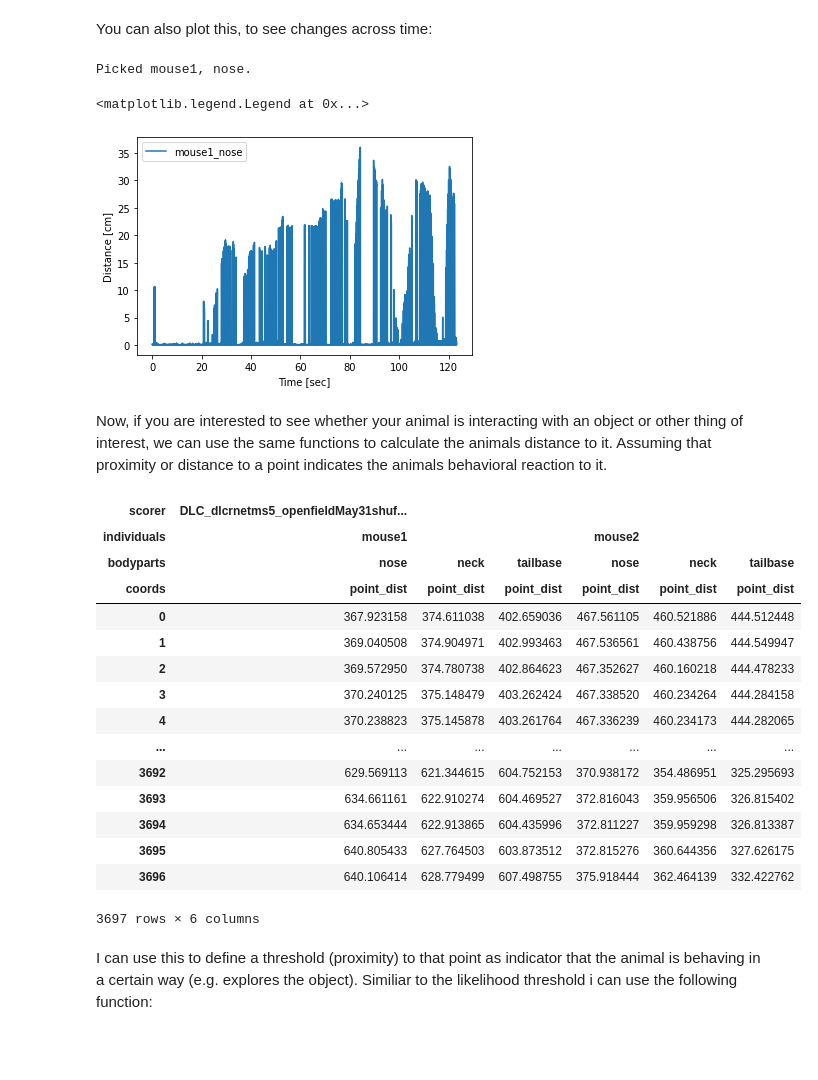
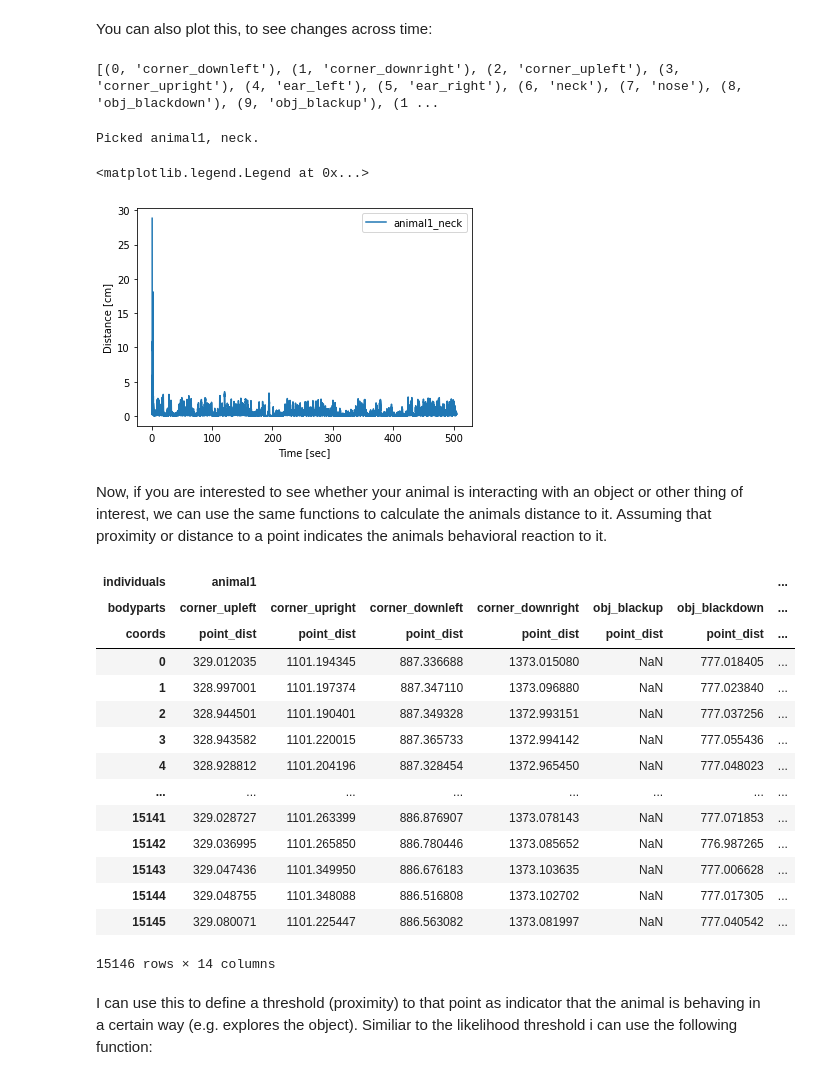
Before and after one commit to JensBlack/tutorials, a Jupyter notebook: intro_analysing_pose_estimation_multidlc.ipynb, the cells around one changed output. Cells and saved outputs as stored; diff of their text form; code cells hidden in the pictures; blank space fills up the shorter version.

```diff
--- a/intro_analysing_pose_estimation_multidlc.ipynb
+++ b/intro_analysing_pose_estimation_multidlc.ipynb
@@ -254,0 +238,3 @@ dtype: int64
+# %%
+df_flt.interpolate(method = "bfill", limit_direction= "backward", inplace = True)
+df_flt
@@ -362,9 +392,13 @@ DLC_dlcrnetms5_openfieldMay31shuffle1_200000  mouse1       nose       dist
 dtype: float64
 # %% [markdown]
 You can also plot this, to see changes across time:
+# %%
+print(list(enumerate(bodyparts)))
+# %% [output]
+[(0, 'corner_downleft'), (1, 'corner_downright'), (2, 'corner_upleft'), (3, 'corner_upright'), (4, 'ear_left'), (5, 'ear_right'), (6, 'neck'), (7, 'nose'), (8, 'obj_blackdown'), (9, 'obj_blackup'), (1 ...
 # %%
 animal = animals[0]
-bp = bodyparts[1]
+bp = bodyparts[6]
 print(f"Picked {animal}, {bp}.")
 
 y = df_dist_cm[(animal,bp, "dist")].values
@@ -375,9 +409,9 @@ plt.ylabel("Distance [cm]")
 plt.xlabel("Time [sec]")
 plt.legend()
 # %% [output]
-Picked mouse1, nose.
+Picked animal1, neck.
 <matplotlib.legend.Legend at 0x...>
-[figure, old version]
+[figure, new version]
 # %% [markdown]
 Now, if you are interested to see whether your animal is interacting with an object or other thing of interest, we can use the same functions to calculate the animals distance to it. Assuming that proximity or distance to a point indicates the animals behavioral reaction to it.
 # %%
@@ -402,29 +436,28 @@ def calc_distance_from_point(df, point: tuple):
 # %%
 obj_point = (0,0)
 df_obj = df_flt.copy(deep = True)
 df_obj = calc_distance_from_point(df_obj, point = obj_point)
 
 # this will add a distance column in the same format to the original data.
 #if we want to only look at the distance columns, we can drop all others:
-df_obj = df_obj.drop(columns = ["x", "y", "likelihood"], level = 3)
+df_obj = df_obj.drop(columns = ["x", "y", "likelihood"], level = 2)
 df_obj
 # %% [output]
-| scorer | DLC_dlcrnetms5_openfieldMay31shuf... |  |  |  |  |  |
-| individuals | mouse1 |  |  | mouse2 |  |  |
-| bodyparts | nose | neck | tailbase | nose | neck | tailbase |
-| coords | point_dist | point_dist | point_dist | point_dist | point_dist | point_dist |
-| 0 | 367.923158 | 374.611038 | 402.659036 | 467.561105 | 460.521886 | 444.512448 |
-| 1 | 369.040508 | 374.904971 | 402.993463 | 467.536561 | 460.438756 | 444.549947 |
-| 2 | 369.572950 | 374.780738 | 402.864623 | 467.352627 | 460.160218 | 444.478233 |
-| 3 | 370.240125 | 375.148479 | 403.262424 | 467.338520 | 460.234264 | 444.284158 |
-| 4 | 370.238823 | 375.145878 | 403.261764 | 467.336239 | 460.234173 | 444.282065 |
-| ... | ... | ... | ... | ... | ... | ... |
-| 3692 | 629.569113 | 621.344615 | 604.752153 | 370.938172 | 354.486951 | 325.295693 |
-| 3693 | 634.661161 | 622.910274 | 604.469527 | 372.816043 | 359.956506 | 326.815402 |
-| 3694 | 634.653444 | 622.913865 | 604.435996 | 372.811227 | 359.959298 | 326.813387 |
-| 3695 | 640.805433 | 627.764503 | 603.873512 | 372.815276 | 360.644356 | 327.626175 |
-| 3696 | 640.106414 | 628.779499 | 607.498755 | 375.918444 | 362.464139 | 332.422762 |
+| individuals | animal1 |  |  |  |  |  | ... |
+| bodyparts | corner_upleft | corner_upright | corner_downleft | corner_downright | obj_blackup | obj_blackdown | ... |
+| coords | point_dist | point_dist | point_dist | point_dist | point_dist | point_dist | ... |
+| 0 | 329.012035 | 1101.194345 | 887.336688 | 1373.015080 | NaN | 777.018405 | ... |
+| 1 | 328.997001 | 1101.197374 | 887.347110 | 1373.096880 | NaN | 777.023840 | ... |
+| 2 | 328.944501 | 1101.190401 | 887.349328 | 1372.993151 | NaN | 777.037256 | ... |
+| 3 | 328.943582 | 1101.220015 | 887.365733 | 1372.994142 | NaN | 777.055436 | ... |
+| 4 | 328.928812 | 1101.204196 | 887.328454 | 1372.965450 | NaN | 777.048023 | ... |
+| ... | ... | ... | ... | ... | ... | ... | ... |
+| 15141 | 329.028727 | 1101.263399 | 886.876907 | 1373.078143 | NaN | 777.071853 | ... |
+| 15142 | 329.036995 | 1101.265850 | 886.780446 | 1373.085652 | NaN | 776.987265 | ... |
+| 15143 | 329.047436 | 1101.349950 | 886.676183 | 1373.103635 | NaN | 777.006628 | ... |
+| 15144 | 329.048755 | 1101.348088 | 886.516808 | 1373.102702 | NaN | 777.017305 | ... |
+| 15145 | 329.080071 | 1101.225447 | 886.563082 | 1373.081997 | NaN | 777.040542 | ... |
-3697 rows × 6 columns
+15146 rows × 14 columns
 # %% [markdown]
 I can use this to define a threshold (proximity) to that point as indicator that the animal is behaving in a certain way (e.g. explores the object). Similiar to the likelihood threshold i can use the following function:
 # %%
```
Also changed, not shown: parts of 15 cells of this notebook, 1 other file.
